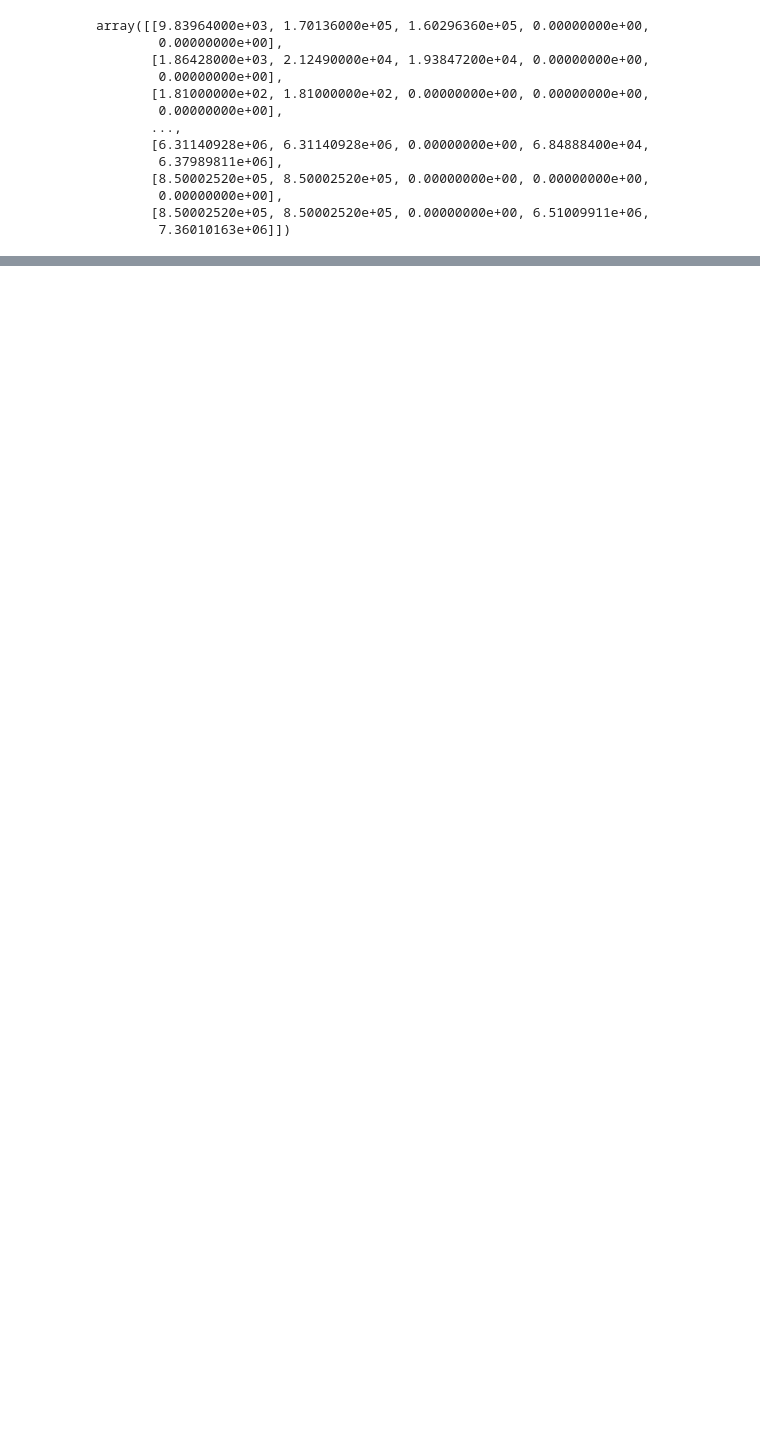
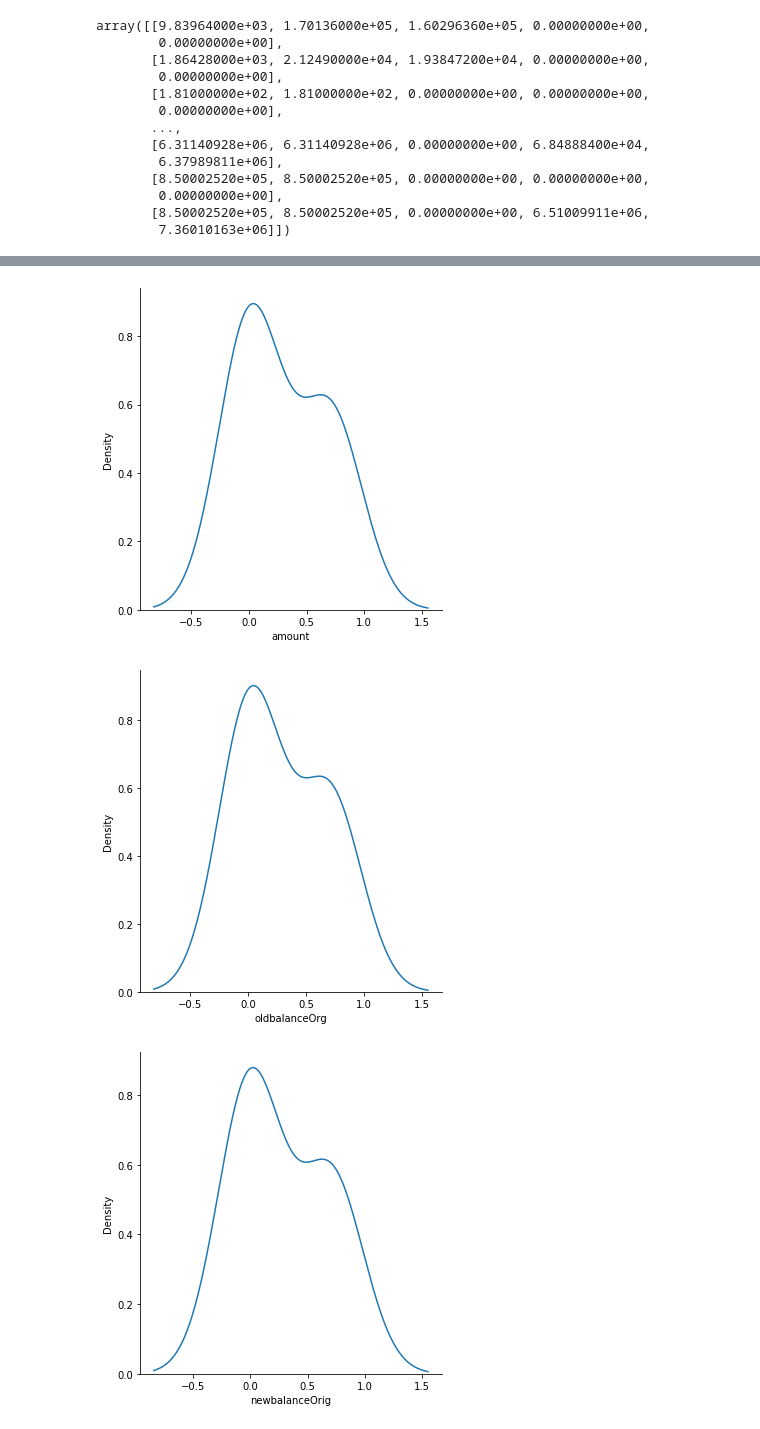
Before and after one commit to romulocrp/ml-projects, a Jupyter notebook: beg/online-payments-fraud-detection/project.ipynb, the cells around one changed output, grey strips where cells are left out. Cells and saved outputs as stored; diff of their text form; code cells hidden in the pictures; blank space fills up the shorter version.

```diff
--- a/beg/online-payments-fraud-detection/project.ipynb
+++ b/beg/online-payments-fraud-detection/project.ipynb
@@ -166,3 +173,12 @@ array([[9.83964000e+03, 1.70136000e+05, 1.60296360e+05, 0.00000000e+00,
         0.00000000e+00],
        [8.50002520e+05, 8.50002520e+05, 0.00000000e+00, 6.51009911e+06,
         7.36010163e+06]])
+# %%
+i = 0
+columns = ["amount", "oldbalanceOrg", "newbalanceOrig", "oldbalanceDest", "newbalanceDest"]
+for column in columns:
+  if i < len(columns):
+    sns.histplot(x = num_data[i], stat="density");#, kind = "kde", bw_adjust = 0.1);
+    plt.xlabel(xlabel = columns[i])
+    plt.show()
+    i += 1
@@ -171,0 +200,13 @@ norm_num_data = normalize(num_data)
+# %%
+i = 0
+columns = ["amount", "oldbalanceOrg", "newbalanceOrig", "oldbalanceDest", "newbalanceDest"]
+for column in columns:
+  if i < len(columns):
+    sns.displot(x = norm_num_data[i], kind = "kde");
+    plt.xlabel(xlabel = columns[i])
+    plt.show()
+    i += 1
+# %% [output]
+[figure, added]
+[figure, added]
+[figure, added]
```
Also changed, not shown: parts of 15 cells of this notebook.
